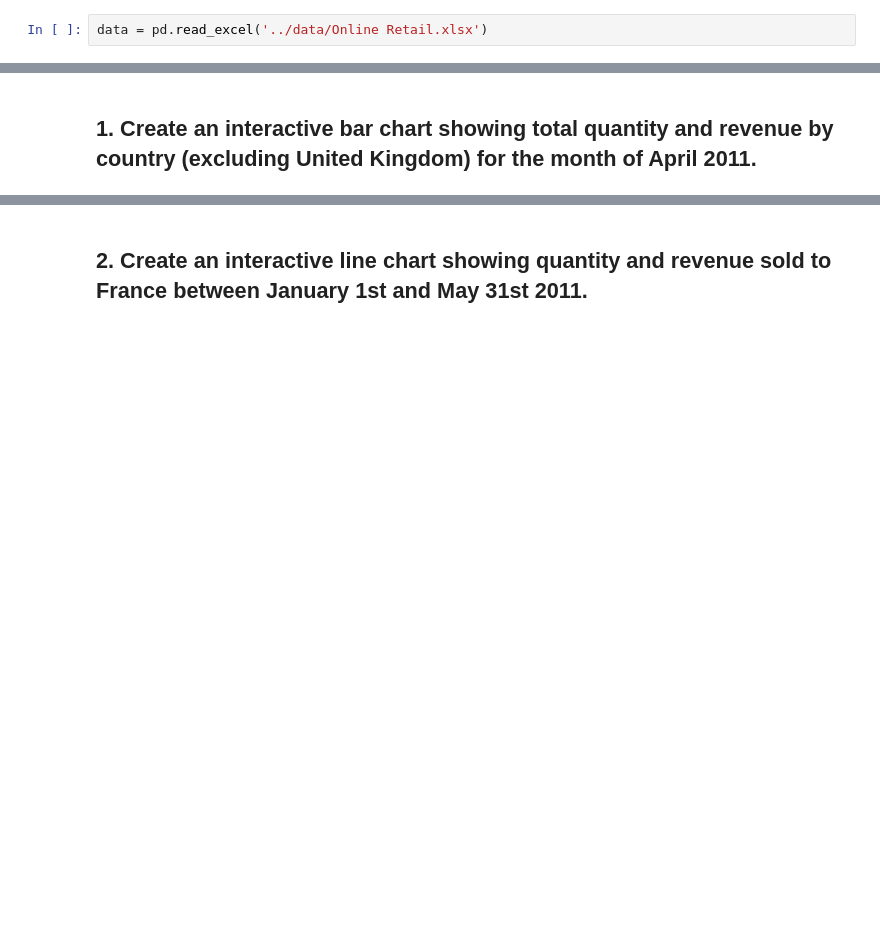
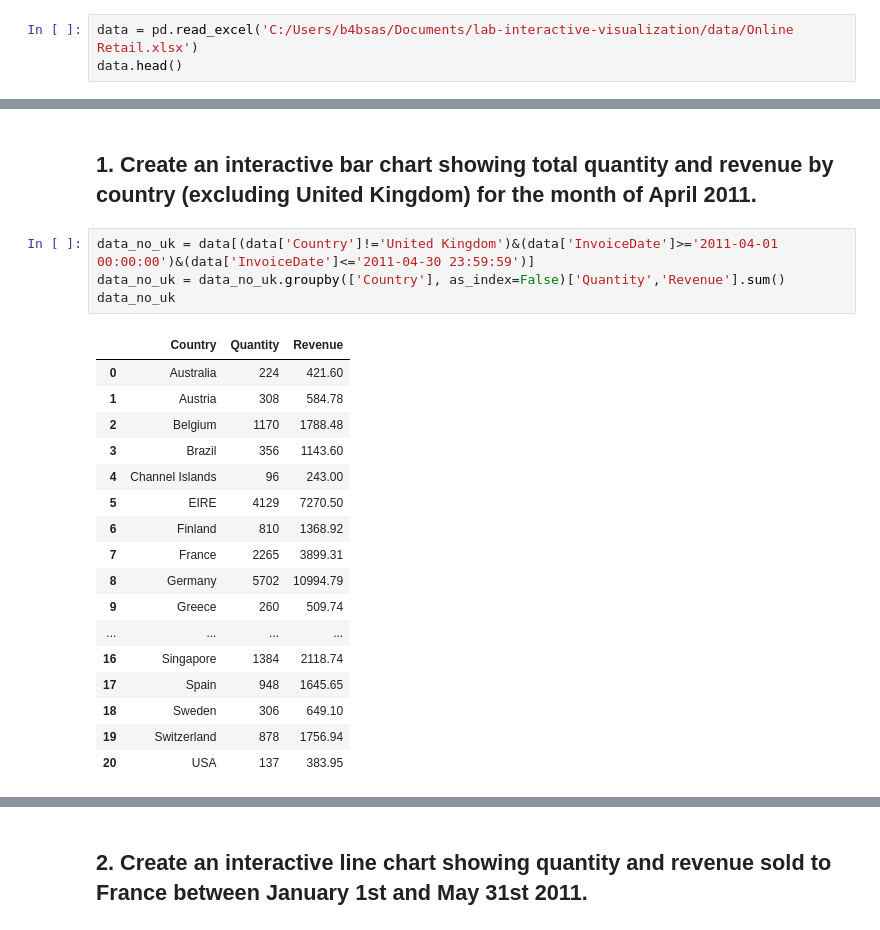
Before and after one commit to ta-datapt-bcn/lab-interactive-visualization, a Jupyter notebook: your-code/main.ipynb, the cells around one changed output, grey strips where cells are left out. Saved outputs shown, nothing was run; the diff lists cells and outputs as text; blank space fills up the shorter version.

```diff
--- a/your-code/main.ipynb
+++ b/your-code/main.ipynb
@@ -13,4 +13,5 @@ from ipywidgets import interact
 
 cf.go_offline()
 # %%
-data = pd.read_excel('../data/Online Retail.xlsx')
+data = pd.read_excel('C:/Users/b4bsas/Documents/lab-interactive-visualization/data/Online Retail.xlsx')
+data.head()
@@ -17,2 +25,24 @@ data = pd.read_excel('../data/Online Retail.xlsx')
 # %% [markdown]
 ## 1. Create an interactive bar chart showing total quantity and revenue by country (excluding United Kingdom) for the month of April 2011.
+# %%
+data_no_uk = data[(data['Country']!='United Kingdom')&(data['InvoiceDate']>='2011-04-01 00:00:00')&(data['InvoiceDate']<='2011-04-30 23:59:59')]
+data_no_uk = data_no_uk.groupby(['Country'], as_index=False)['Quantity','Revenue'].sum()
+data_no_uk
+# %% [output]
+|  | Country | Quantity | Revenue |
+| 0 | Australia | 224 | 421.60 |
+| 1 | Austria | 308 | 584.78 |
+| 2 | Belgium | 1170 | 1788.48 |
+| 3 | Brazil | 356 | 1143.60 |
+| 4 | Channel Islands | 96 | 243.00 |
+| 5 | EIRE | 4129 | 7270.50 |
+| 6 | Finland | 810 | 1368.92 |
+| 7 | France | 2265 | 3899.31 |
+| 8 | Germany | 5702 | 10994.79 |
+| 9 | Greece | 260 | 509.74 |
+| ... | ... | ... | ... |
+| 16 | Singapore | 1384 | 2118.74 |
+| 17 | Spain | 948 | 1645.65 |
+| 18 | Sweden | 306 | 649.10 |
+| 19 | Switzerland | 878 | 1756.94 |
+| 20 | USA | 137 | 383.95 |
```
Also changed, not shown: parts of 10 cells of this notebook.
